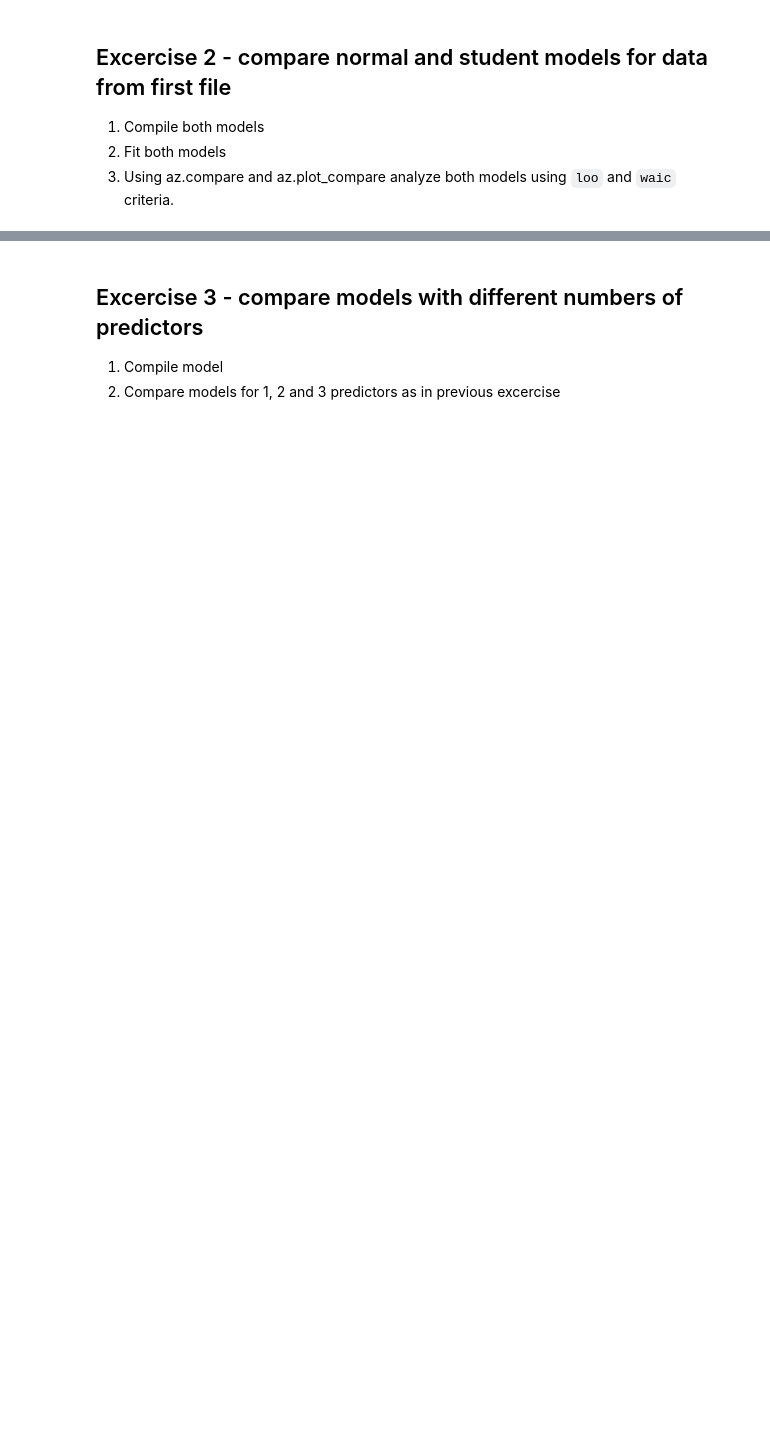
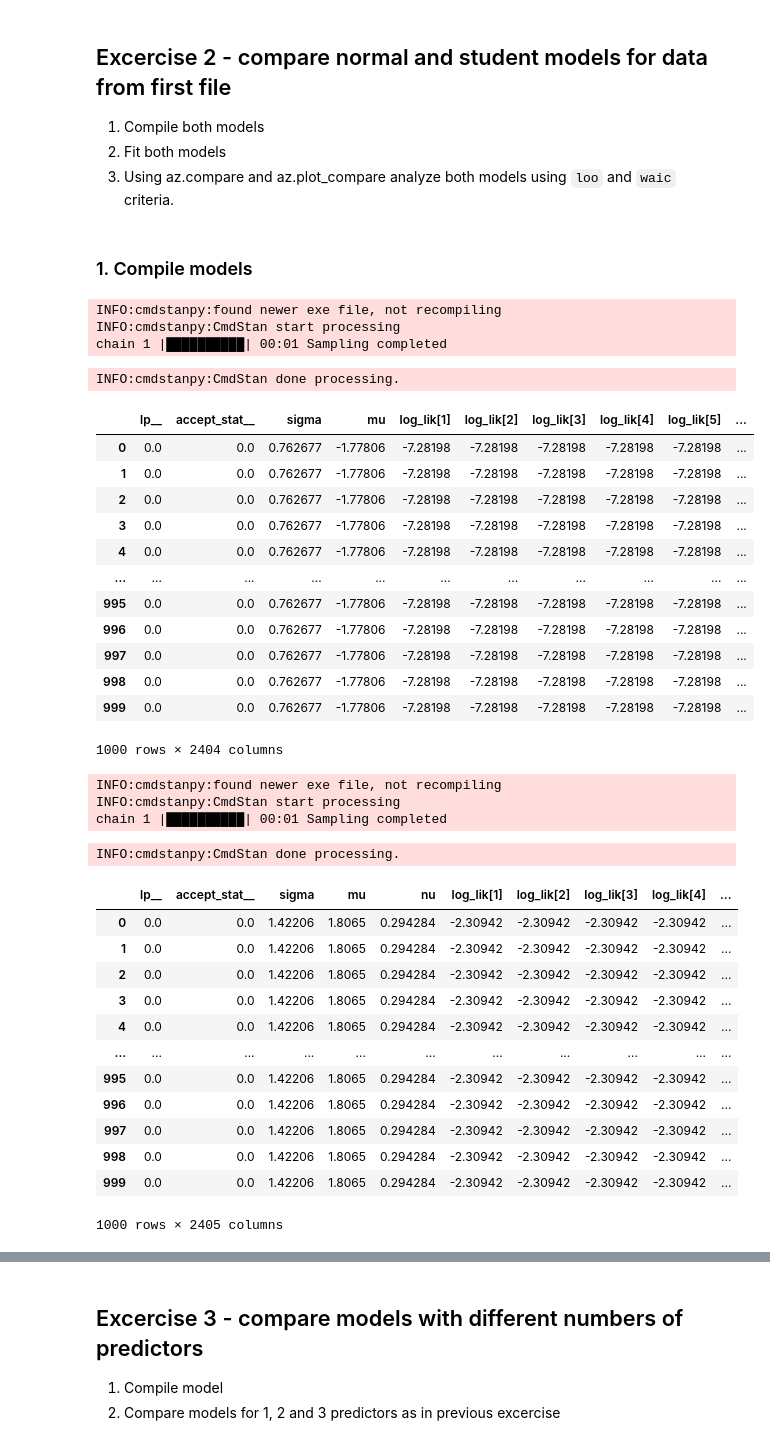
Before and after one commit to DanieloSendi/LaboratoryClasses_Data_Analitycs, a Jupyter notebook: Lab_6_Model_comparison/Lab_6_Model_comparison.ipynb, the cells around one changed output, grey strips where cells are left out. Cells and saved outputs as stored; diff of their text form; code cells hidden in the pictures; blank space fills up the shorter version.

````diff
--- a/Lab_6_Model_comparison/Lab_6_Model_comparison.ipynb
+++ b/Lab_6_Model_comparison/Lab_6_Model_comparison.ipynb
@@ -97,19 +97,74 @@ INFO:cmdstanpy:CmdStan done processing.
 1. Compile both models
 2. Fit both models
 3. Using az.compare and az.plot_compare analyze both models using ```loo``` and ```waic``` criteria.
+# %% [markdown]
+### 1. Compile models
 # %%
-# gen_quant2 = CmdStanModel(stan_file='code_3.stan')
+gen_model = CmdStanModel(stan_file='code_3.stan')
 
-# F = 6           # F - number of letters in first name
-# L = 6           # L - number of letters in last name
-# N = (L+F)*100   # N = (L+F)*100
+F = 6           # F - number of letters in first name
+L = 6           # L - number of letters in last name
+N = (L+F)*100   # N = (L+F)*100
 
-# # samples = gen_quant.sample(data={'N': F},
-# #                             fixed_param=True,
-# #                             iter_sampling=1000,
-# #                             iter_warmup=0,
-# #                             chains = 1)
+samples = gen_model.sample(data={'N': N, 'y': [1.0]*N},
+                           fixed_param=True,
+                           iter_sampling=1000,
+                           iter_warmup=0,
+                           chains = 1)
 
-# # Creation of pandas dataframe from resulting draws
-# df = samples.draws_pd()
-# display(df)
+# Creation of pandas dataframe from resulting draws
+df = samples.draws_pd()
+display(df)
+
+#--------------------------------------------------#
+
+gen_data = CmdStanModel(stan_file='code_4.stan')
+
+F = 6           # F - number of letters in first name
+L = 6           # L - number of letters in last name
+N = (L+F)*100   # N = (L+F)*100
+
+samples = gen_data.sample(data={'N': N, 'y': [1.0]*N},
+                          fixed_param=True,
+                          iter_sampling=1000,
+                          iter_warmup=0,
+                          chains = 1)
+
+# Creation of pandas dataframe from resulting draws
+df = samples.draws_pd()
+display(df)
+# %% [output]
+INFO:cmdstanpy:found newer exe file, not recompiling
+INFO:cmdstanpy:CmdStan start processing
+chain 1 |██████████| 00:01 Sampling completed
+INFO:cmdstanpy:CmdStan done processing.
+|  | lp__ | accept_stat__ | sigma | mu | log_lik[1] | log_lik[2] | log_lik[3] | log_lik[4] | log_lik[5] | ... |
+| 0 | 0.0 | 0.0 | 0.762677 | -1.77806 | -7.28198 | -7.28198 | -7.28198 | -7.28198 | -7.28198 | ... |
+| 1 | 0.0 | 0.0 | 0.762677 | -1.77806 | -7.28198 | -7.28198 | -7.28198 | -7.28198 | -7.28198 | ... |
+| 2 | 0.0 | 0.0 | 0.762677 | -1.77806 | -7.28198 | -7.28198 | -7.28198 | -7.28198 | -7.28198 | ... |
+| 3 | 0.0 | 0.0 | 0.762677 | -1.77806 | -7.28198 | -7.28198 | -7.28198 | -7.28198 | -7.28198 | ... |
+| 4 | 0.0 | 0.0 | 0.762677 | -1.77806 | -7.28198 | -7.28198 | -7.28198 | -7.28198 | -7.28198 | ... |
+| ... | ... | ... | ... | ... | ... | ... | ... | ... | ... | ... |
+| 995 | 0.0 | 0.0 | 0.762677 | -1.77806 | -7.28198 | -7.28198 | -7.28198 | -7.28198 | -7.28198 | ... |
+| 996 | 0.0 | 0.0 | 0.762677 | -1.77806 | -7.28198 | -7.28198 | -7.28198 | -7.28198 | -7.28198 | ... |
+| 997 | 0.0 | 0.0 | 0.762677 | -1.77806 | -7.28198 | -7.28198 | -7.28198 | -7.28198 | -7.28198 | ... |
+| 998 | 0.0 | 0.0 | 0.762677 | -1.77806 | -7.28198 | -7.28198 | -7.28198 | -7.28198 | -7.28198 | ... |
+| 999 | 0.0 | 0.0 | 0.762677 | -1.77806 | -7.28198 | -7.28198 | -7.28198 | -7.28198 | -7.28198 | ... |
+1000 rows × 2404 columns
+INFO:cmdstanpy:found newer exe file, not recompiling
+INFO:cmdstanpy:CmdStan start processing
+chain 1 |██████████| 00:01 Sampling completed
+INFO:cmdstanpy:CmdStan done processing.
+|  | lp__ | accept_stat__ | sigma | mu | nu | log_lik[1] | log_lik[2] | log_lik[3] | log_lik[4] | ... |
+| 0 | 0.0 | 0.0 | 1.42206 | 1.8065 | 0.294284 | -2.30942 | -2.30942 | -2.30942 | -2.30942 | ... |
+| 1 | 0.0 | 0.0 | 1.42206 | 1.8065 | 0.294284 | -2.30942 | -2.30942 | -2.30942 | -2.30942 | ... |
+| 2 | 0.0 | 0.0 | 1.42206 | 1.8065 | 0.294284 | -2.30942 | -2.30942 | -2.30942 | -2.30942 | ... |
+| 3 | 0.0 | 0.0 | 1.42206 | 1.8065 | 0.294284 | -2.30942 | -2.30942 | -2.30942 | -2.30942 | ... |
+| 4 | 0.0 | 0.0 | 1.42206 | 1.8065 | 0.294284 | -2.30942 | -2.30942 | -2.30942 | -2.30942 | ... |
+| ... | ... | ... | ... | ... | ... | ... | ... | ... | ... | ... |
+| 995 | 0.0 | 0.0 | 1.42206 | 1.8065 | 0.294284 | -2.30942 | -2.30942 | -2.30942 | -2.30942 | ... |
+| 996 | 0.0 | 0.0 | 1.42206 | 1.8065 | 0.294284 | -2.30942 | -2.30942 | -2.30942 | -2.30942 | ... |
+| 997 | 0.0 | 0.0 | 1.42206 | 1.8065 | 0.294284 | -2.30942 | -2.30942 | -2.30942 | -2.30942 | ... |
+| 998 | 0.0 | 0.0 | 1.42206 | 1.8065 | 0.294284 | -2.30942 | -2.30942 | -2.30942 | -2.30942 | ... |
+| 999 | 0.0 | 0.0 | 1.42206 | 1.8065 | 0.294284 | -2.30942 | -2.30942 | -2.30942 | -2.30942 | ... |
+1000 rows × 2405 columns
````
Also changed, not shown: parts of 9 cells of this notebook, 4 other files.
